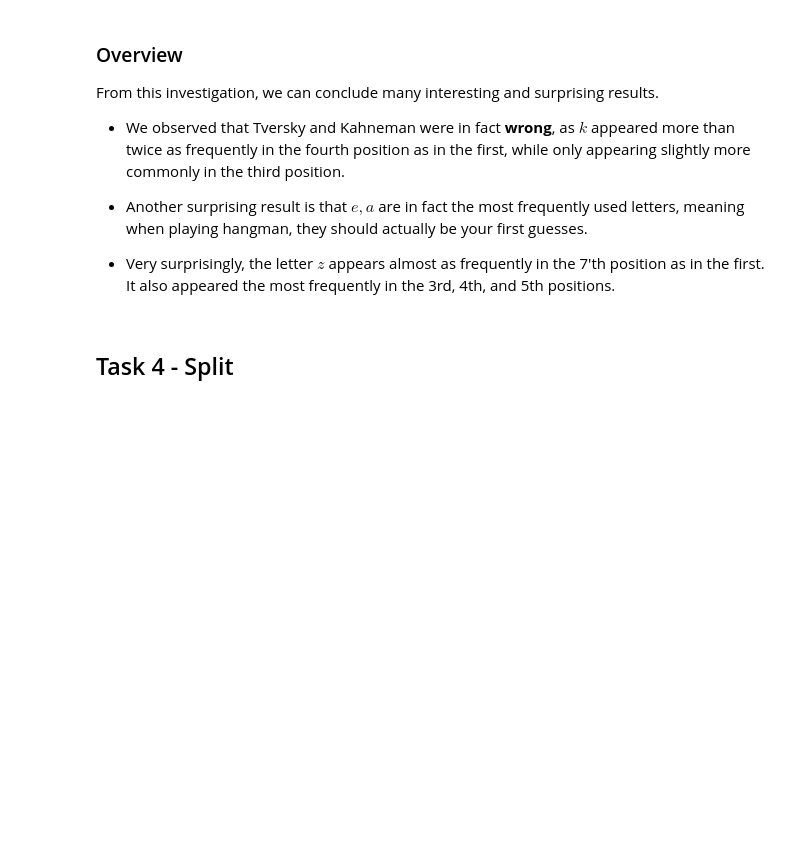
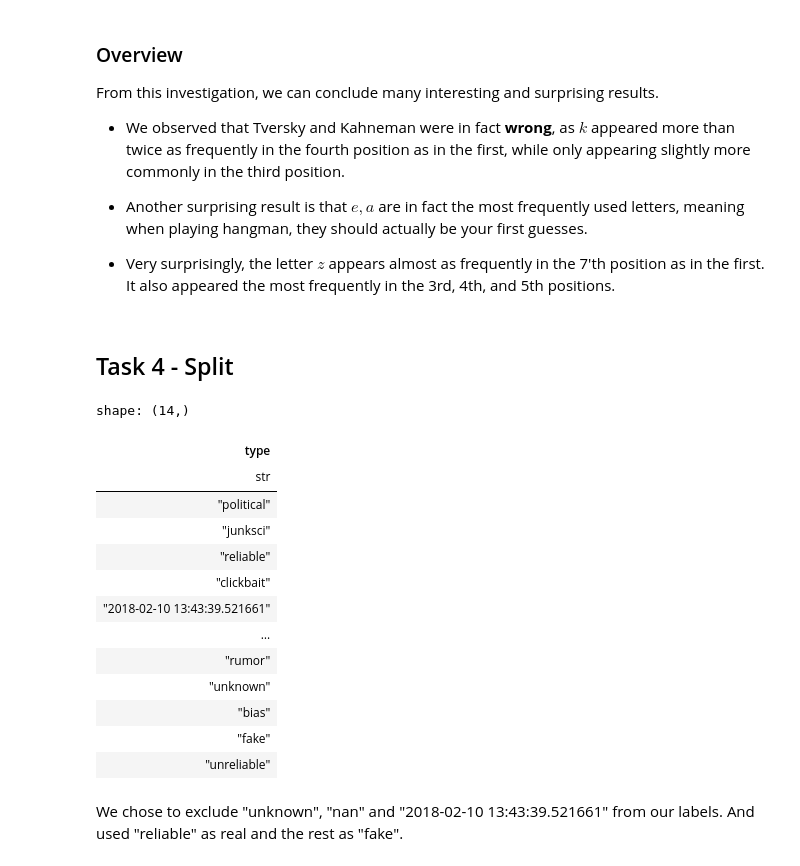
Before and after one commit to karlaugustnybo/Fake-News-Project, a Jupyter notebook: notebooks/01_preprocessing.ipynb, the cells around one changed output. Saved outputs shown, nothing was run; the diff lists cells and outputs as text; code cells hidden in the pictures; blank space fills up the shorter version.

```diff
--- a/notebooks/01_preprocessing.ipynb
+++ b/notebooks/01_preprocessing.ipynb
@@ -79,6 +79,6 @@ preprocessed_file
 # %%
 import pandas as pd
 
-df = pl.read_csv(preprocessed_file).to_pandas()
+df = pl.read_csv(preprocessed_file)
 df
 # %% [output]
@@ -251,3 +184,24 @@ From this investigation, we can conclude many interesting and surprising results
 - Very surprisingly, the letter $z$ appears almost as frequently in the 7'th position as in the first. It also appeared the most frequently in the 3rd, 4th, and 5th positions.
 # %% [markdown]
 ## Task 4 - Split
+# %%
+# Unique labels
+df['type'].unique()
+# %% [output]
+shape: (14,)
+| type |
+| str |
+| "political" |
+| "junksci" |
+| "reliable" |
+| "clickbait" |
+| "2018-02-10 13:43:39.521661" |
+| … |
+| "rumor" |
+| "unknown" |
+| "bias" |
+| "fake" |
+| "unreliable" |
+# %% [markdown]
+We chose to exclude "unknown", "nan" and "2018-02-10 13:43:39.521661" from our labels.
+And used "reliable" as real and the rest as "fake".
```
Also changed, not shown: parts of 9 cells of this notebook.
